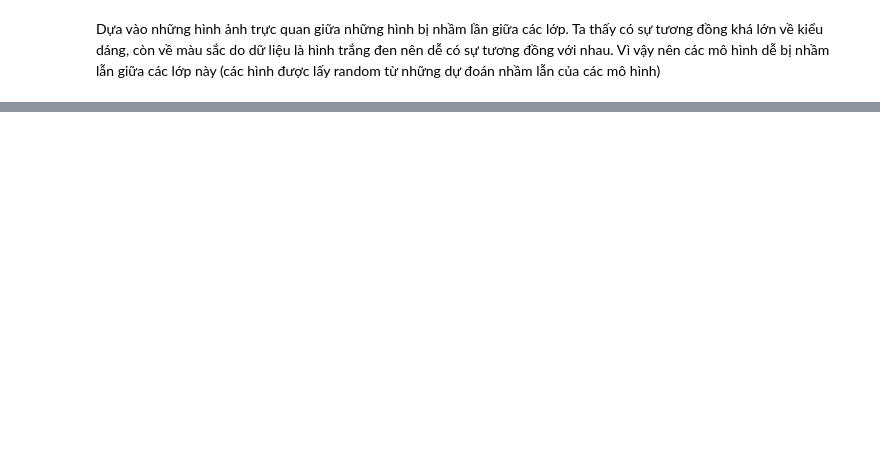
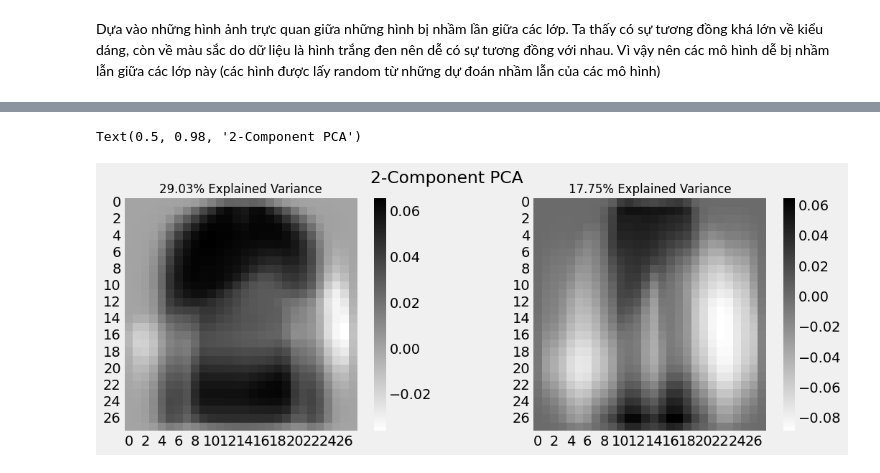
Before and after one commit to LeeTunMT/Team_Lab1_PR, a Jupyter notebook: model.ipynb, the cells around one changed output, grey strips where cells are left out. Saved outputs shown, nothing was run; the diff lists cells and outputs as text; code cells hidden in the pictures; blank space fills up the shorter version.

```diff
--- a/model.ipynb
+++ b/model.ipynb
@@ -992,0 +999,3 @@ Dựa vào những hình ảnh trực quan giữa những hình bị nhầm lầ
+# %%
+pca_2 = PCA(n_components = 2)
+X_r = pca_2.fit_transform(train_images)
@@ -992,0 +1023,3 @@ Dựa vào những hình ảnh trực quan giữa những hình bị nhầm lầ
+# %%
+X_r = pca_2.fit(train_images).transform(train_images)
+print(f'explained variance: {pca_2.explained_variance_ratio_}')
@@ -992,0 +1042,24 @@ Dựa vào những hình ảnh trực quan giữa những hình bị nhầm lầ
+# %%
+import seaborn as sns
+import matplotlib.pyplot as plt
+plt.style.use('fivethirtyeight')
+
+fig, axarr = plt.subplots(1, 2, figsize=(12, 4))
+
+sns.heatmap(pca_2.components_[0, :].get().reshape(28, 28), ax=axarr[0], cmap='gray_r')
+sns.heatmap(pca_2.components_[1, :].get().reshape(28, 28), ax=axarr[1], cmap='gray_r')
+axarr[0].set_title(
+    "{0:.2f}% Explained Variance".format(pca_2.explained_variance_ratio_[0]*100),
+    fontsize=12
+)
+axarr[1].set_title(
+    "{0:.2f}% Explained Variance".format(pca_2.explained_variance_ratio_[1]*100),
+    fontsize=12
+)
+axarr[0].set_aspect('equal')
+axarr[1].set_aspect('equal')
+
+plt.suptitle('2-Component PCA')
+# %% [output]
+Text(0.5, 0.98, '2-Component PCA')
+[figure, added]
```
Also changed, not shown: parts of 87 cells of this notebook.
